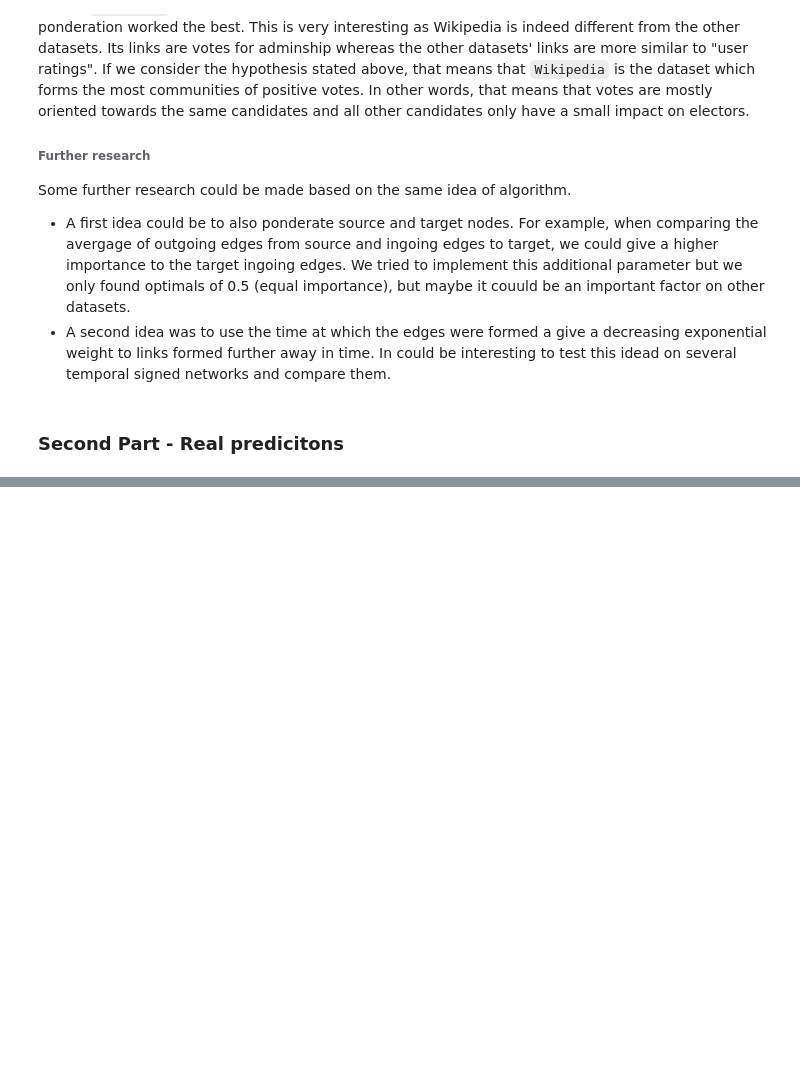
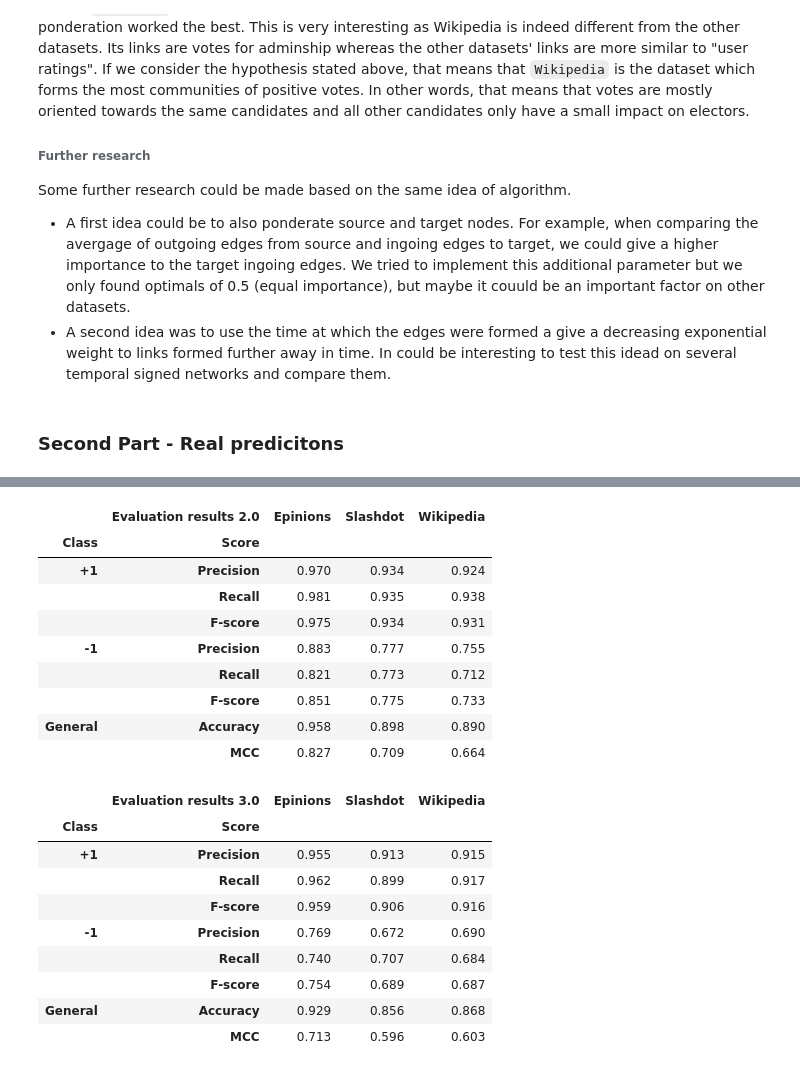
Before and after one commit to epfl-ada/ada-2020-project-milestone-p3-p3_daddario, a Jupyter notebook: creative_extension.ipynb, the cells around one changed output, grey strips where cells are left out. Drawn from its saved outputs; the diff is of its cells as text; code cells hidden in the pictures; blank space fills up the shorter version.

```diff
--- a/creative_extension.ipynb
+++ b/creative_extension.ipynb
@@ -531,0 +483,3 @@ Youden's J statistic: 0.603
+# %%
+evaluation_results3 = evaluation_results.copy()
+evaluation_results3 = evaluation_results3.rename_axis("Evaluation results 3.0", axis=1)
@@ -531,0 +504,24 @@ Youden's J statistic: 0.603
+# %%
+display(evaluation_results2.round(decimals=3))
+display(evaluation_results3.round(decimals=3))
+# %% [output]
+|  | Evaluation results 2.0 | Epinions | Slashdot | Wikipedia |
+| Class | Score |  |  |  |
+| +1 | Precision | 0.970 | 0.934 | 0.924 |
+|  | Recall | 0.981 | 0.935 | 0.938 |
+|  | F-score | 0.975 | 0.934 | 0.931 |
+| -1 | Precision | 0.883 | 0.777 | 0.755 |
+|  | Recall | 0.821 | 0.773 | 0.712 |
+|  | F-score | 0.851 | 0.775 | 0.733 |
+| General | Accuracy | 0.958 | 0.898 | 0.890 |
+|  | MCC | 0.827 | 0.709 | 0.664 |
+|  | Evaluation results 3.0 | Epinions | Slashdot | Wikipedia |
+| Class | Score |  |  |  |
+| +1 | Precision | 0.955 | 0.913 | 0.915 |
+|  | Recall | 0.962 | 0.899 | 0.917 |
+|  | F-score | 0.959 | 0.906 | 0.916 |
+| -1 | Precision | 0.769 | 0.672 | 0.690 |
+|  | Recall | 0.740 | 0.707 | 0.684 |
+|  | F-score | 0.754 | 0.689 | 0.687 |
+| General | Accuracy | 0.929 | 0.856 | 0.868 |
+|  | MCC | 0.713 | 0.596 | 0.603 |
```
Also changed, not shown: parts of 19 cells of this notebook.
